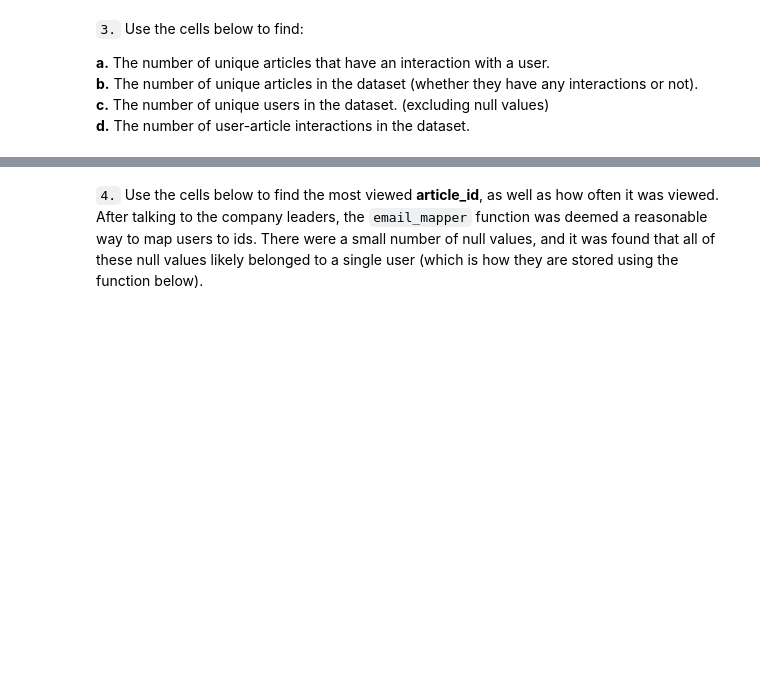
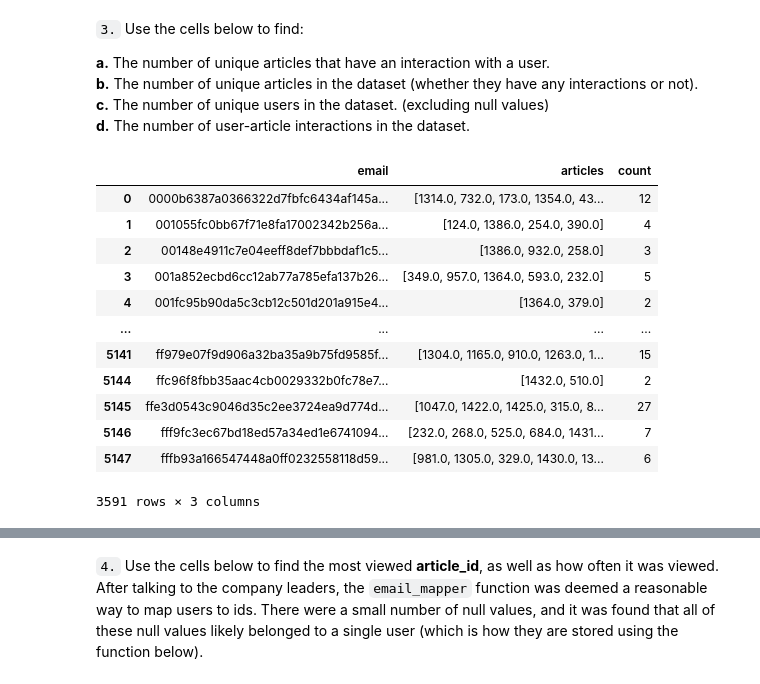
Before and after one commit to aurora-nat/ibm_recommendation_system, a Jupyter notebook: Recommendations_with_IBM.ipynb, the cells around one changed output, grey strips where cells are left out. Cells and saved outputs as stored; diff of their text form; code cells hidden in the pictures; blank space fills up the shorter version.

```diff
--- a/Recommendations_with_IBM.ipynb
+++ b/Recommendations_with_IBM.ipynb
@@ -69,3 +160,25 @@ max_views_by_user = # The maximum number of user-article interactions by any 1 u
 **b.** The number of unique articles in the dataset (whether they have any interactions or not).<br>
 **c.** The number of unique users in the dataset. (excluding null values) <br>
 **d.** The number of user-article interactions in the dataset.
+# %%
+#number of unique users and their article list
+unique_user_article = df.groupby('email').article_id.unique().reset_index().rename(columns={'article_id': 'articles'})
+
+unique_user_article['count']=unique_user_article['articles'].apply(len)
+# %%
+#count should be greater than 1
+unique_user_article[unique_user_article['count'].apply(lambda x : x > 1)]
+# %% [output]
+|  | email | articles | count |
+| 0 | 0000b6387a0366322d7fbfc6434af145a... | [1314.0, 732.0, 173.0, 1354.0, 43... | 12 |
+| 1 | 001055fc0bb67f71e8fa17002342b256a... | [124.0, 1386.0, 254.0, 390.0] | 4 |
+| 2 | 00148e4911c7e04eeff8def7bbbdaf1c5... | [1386.0, 932.0, 258.0] | 3 |
+| 3 | 001a852ecbd6cc12ab77a785efa137b26... | [349.0, 957.0, 1364.0, 593.0, 232.0] | 5 |
+| 4 | 001fc95b90da5c3cb12c501d201a915e4... | [1364.0, 379.0] | 2 |
+| ... | ... | ... | ... |
+| 5141 | ff979e07f9d906a32ba35a9b75fd9585f... | [1304.0, 1165.0, 910.0, 1263.0, 1... | 15 |
+| 5144 | ffc96f8fbb35aac4cb0029332b0fc78e7... | [1432.0, 510.0] | 2 |
+| 5145 | ffe3d0543c9046d35c2ee3724ea9d774d... | [1047.0, 1422.0, 1425.0, 315.0, 8... | 27 |
+| 5146 | fff9fc3ec67bd18ed57a34ed1e6741094... | [232.0, 268.0, 525.0, 684.0, 1431... | 7 |
+| 5147 | fffb93a166547448a0ff0232558118d59... | [981.0, 1305.0, 329.0, 1430.0, 13... | 6 |
+3591 rows × 3 columns
```
Also changed, not shown: parts of 28 cells of this notebook.
